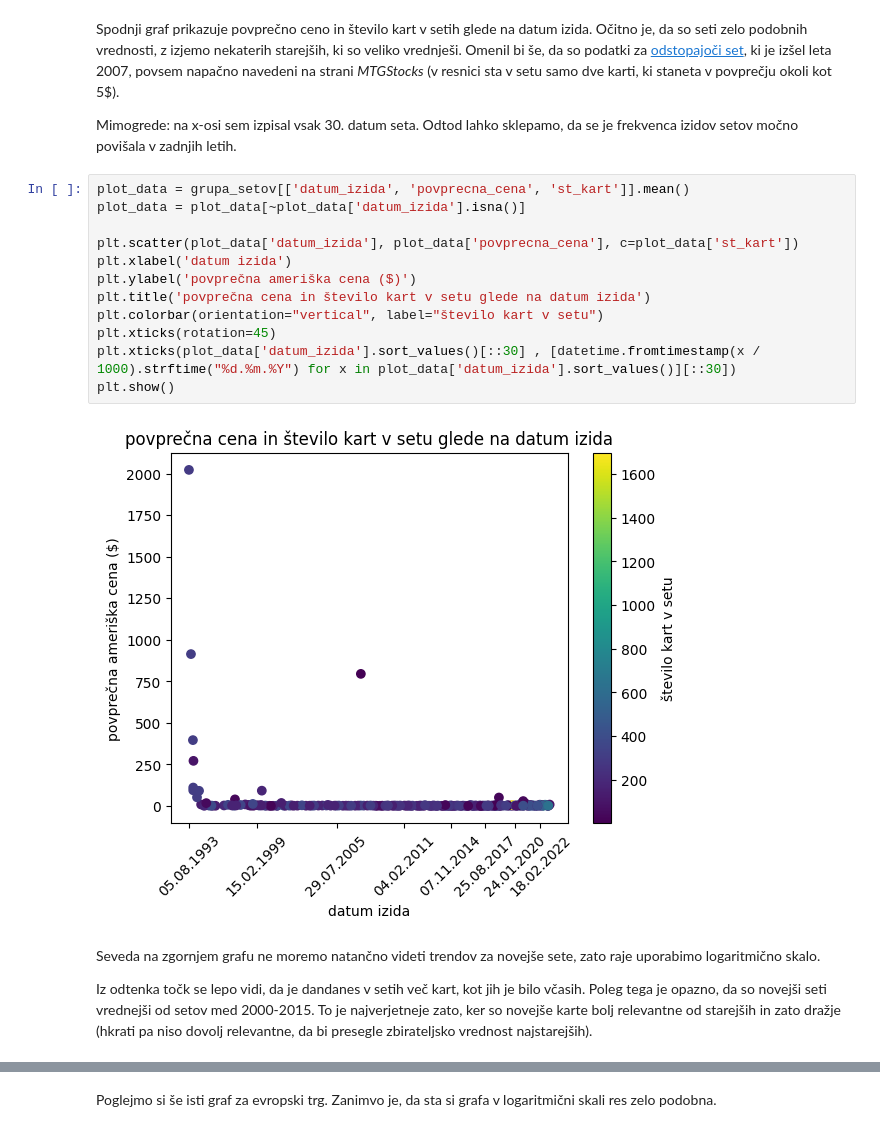
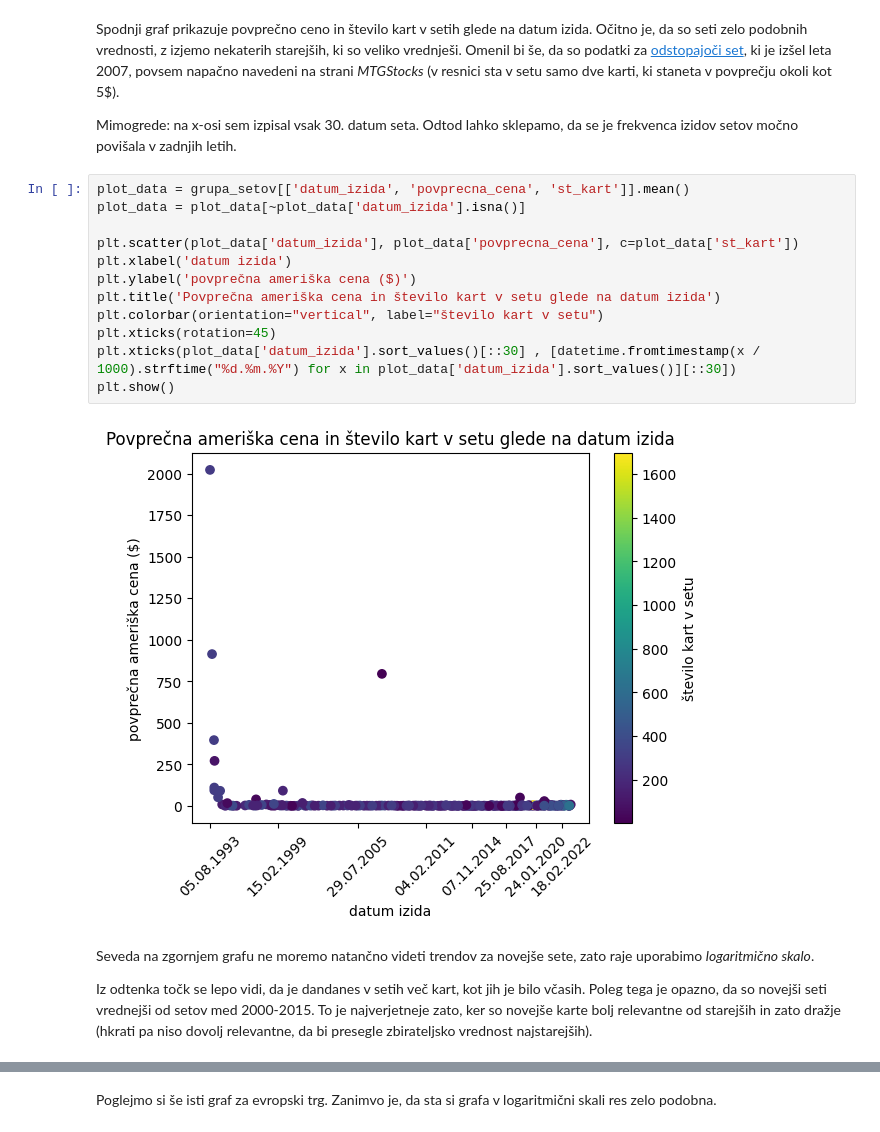
Before and after one commit to MightyOwler/Analiza-podatkov, a Jupyter notebook: AnalizaPodatkov.ipynb, the cells around one changed output, grey strips where cells are left out. Drawn from its saved outputs; the diff is of its cells as text.

```diff
--- a/AnalizaPodatkov.ipynb
+++ b/AnalizaPodatkov.ipynb
@@ -198,19 +184,19 @@ Mimogrede: na x-osi sem izpisal vsak 30. datum seta. Odtod lahko sklepamo, da se
 # %%
 plot_data = grupa_setov[['datum_izida', 'povprecna_cena', 'st_kart']].mean()
 plot_data = plot_data[~plot_data['datum_izida'].isna()]
 
 plt.scatter(plot_data['datum_izida'], plot_data['povprecna_cena'], c=plot_data['st_kart'])
 plt.xlabel('datum izida')
 plt.ylabel('povprečna ameriška cena ($)')
-plt.title('povprečna cena in število kart v setu glede na datum izida')
+plt.title('Povprečna ameriška cena in število kart v setu glede na datum izida')
 plt.colorbar(orientation="vertical", label="število kart v setu")
 plt.xticks(rotation=45)
 plt.xticks(plot_data['datum_izida'].sort_values()[::30] , [datetime.fromtimestamp(x / 1000).strftime("%d.%m.%Y") for x in plot_data['datum_izida'].sort_values()][::30])
 plt.show()
 # %% [output]
-[figure, old version]
+[figure, new version]
 # %% [markdown]
-Seveda na zgornjem grafu ne moremo natančno videti trendov za novejše sete, zato raje uporabimo logaritmično skalo.
+Seveda na zgornjem grafu ne moremo natančno videti trendov za novejše sete, zato raje uporabimo *logaritmično skalo*.
 
 Iz odtenka točk se lepo vidi, da je dandanes v setih več kart, kot jih je bilo včasih. Poleg tega je opazno, da so novejši seti vrednejši od setov med 2000-2015. To je najverjetneje zato, ker so novejše karte bolj relevantne od starejših in zato dražje (hkrati pa niso dovolj relevantne, da bi presegle zbirateljsko vrednost najstarejših).
 # %%
```
Also changed, not shown: parts of 7 cells of this notebook, 2 other files.
